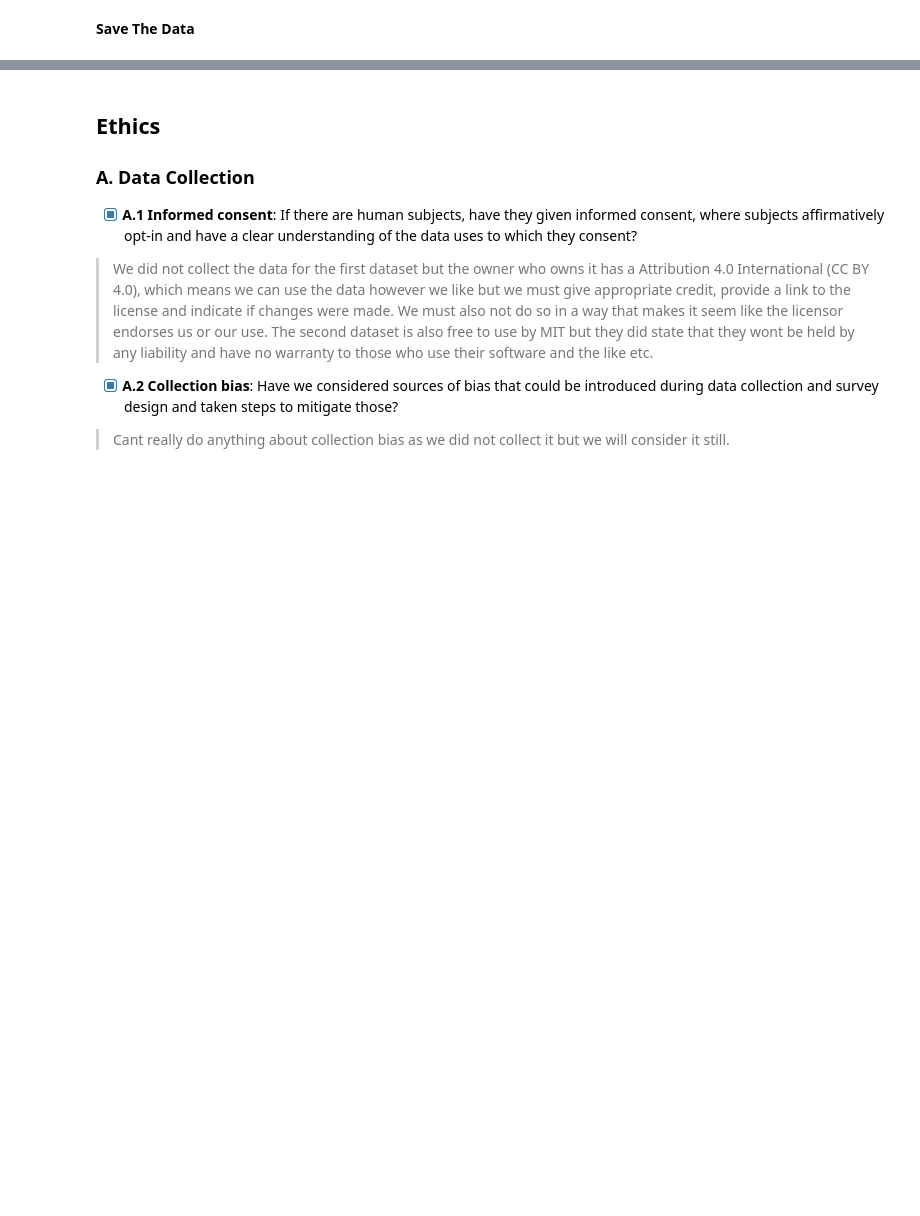
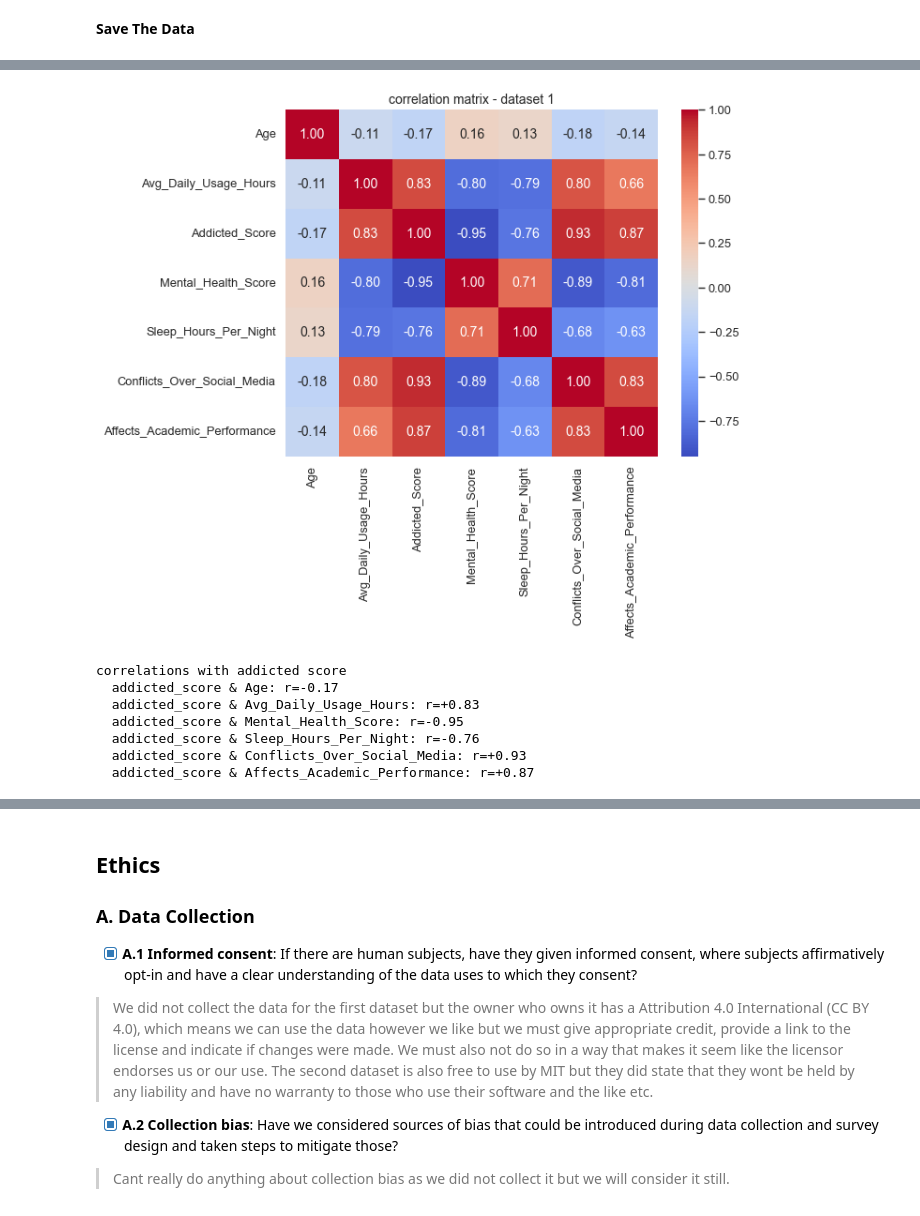
Before and after one commit to COGS108/Group151_WI26, a Jupyter notebook: 02-EDACheckpoint.ipynb, the cells around one changed output, grey strips where cells are left out. Saved outputs shown, nothing was run; the diff lists cells and outputs as text; code cells hidden in the pictures; blank space fills up the shorter version.

```diff
--- a/02-EDACheckpoint.ipynb
+++ b/02-EDACheckpoint.ipynb
@@ -1115,0 +1236,27 @@ Some more words and stuff.  Remember notebooks work best if you interleave the c
+# %%
+# correlation heatmap - lets see how all the numeric vars relate to eachother
+
+numeric_vars = ['Age', 'Avg_Daily_Usage_Hours', 'Addicted_Score', 'Mental_Health_Score',
+                'Sleep_Hours_Per_Night', 'Conflicts_Over_Social_Media', 'Affects_Academic_Performance']
+corr_matrix = df[numeric_vars].corr().round(2)
+
+fig, ax = plt.subplots(figsize=(8, 6))
+sns.heatmap(corr_matrix, annot=True, cmap='coolwarm', ax=ax, fmt='.2f')
+ax.set_title('correlation matrix - dataset 1')
+plt.show()
+
+# printing the correlations with addiction
+print('correlations with addicted score')
+for var in numeric_vars:
+    if var != 'Addicted_Score':
+        r = corr_matrix.loc['Addicted_Score', var]
+        print(f'  addicted_score & {var}: r={r:+.2f}')
+# %% [output]
+[figure, added]
+correlations with addicted score
+  addicted_score & Age: r=-0.17
+  addicted_score & Avg_Daily_Usage_Hours: r=+0.83
+  addicted_score & Mental_Health_Score: r=-0.95
+  addicted_score & Sleep_Hours_Per_Night: r=-0.76
+  addicted_score & Conflicts_Over_Social_Media: r=+0.93
+  addicted_score & Affects_Academic_Performance: r=+0.87
```
Also changed, not shown: parts of 20 cells of this notebook.
